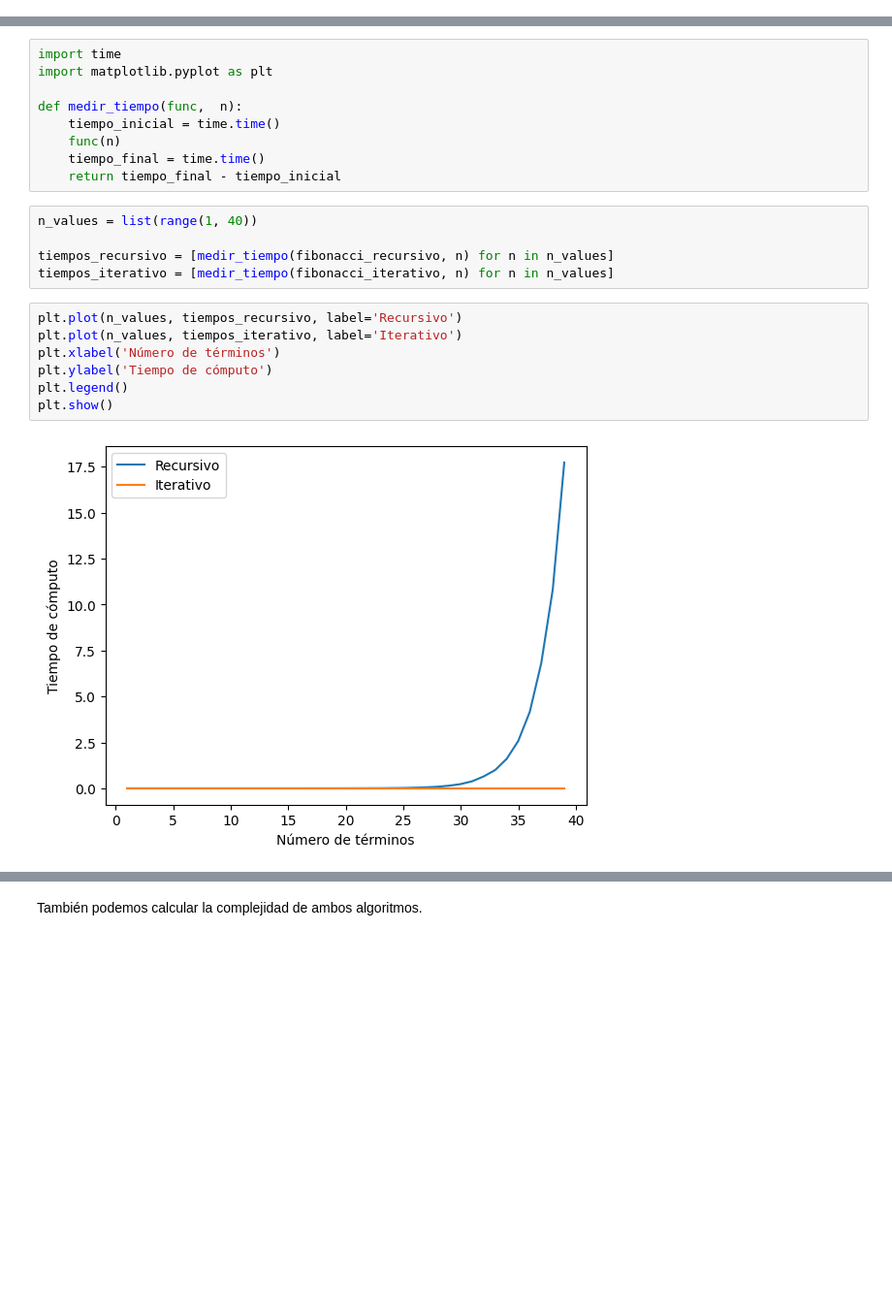
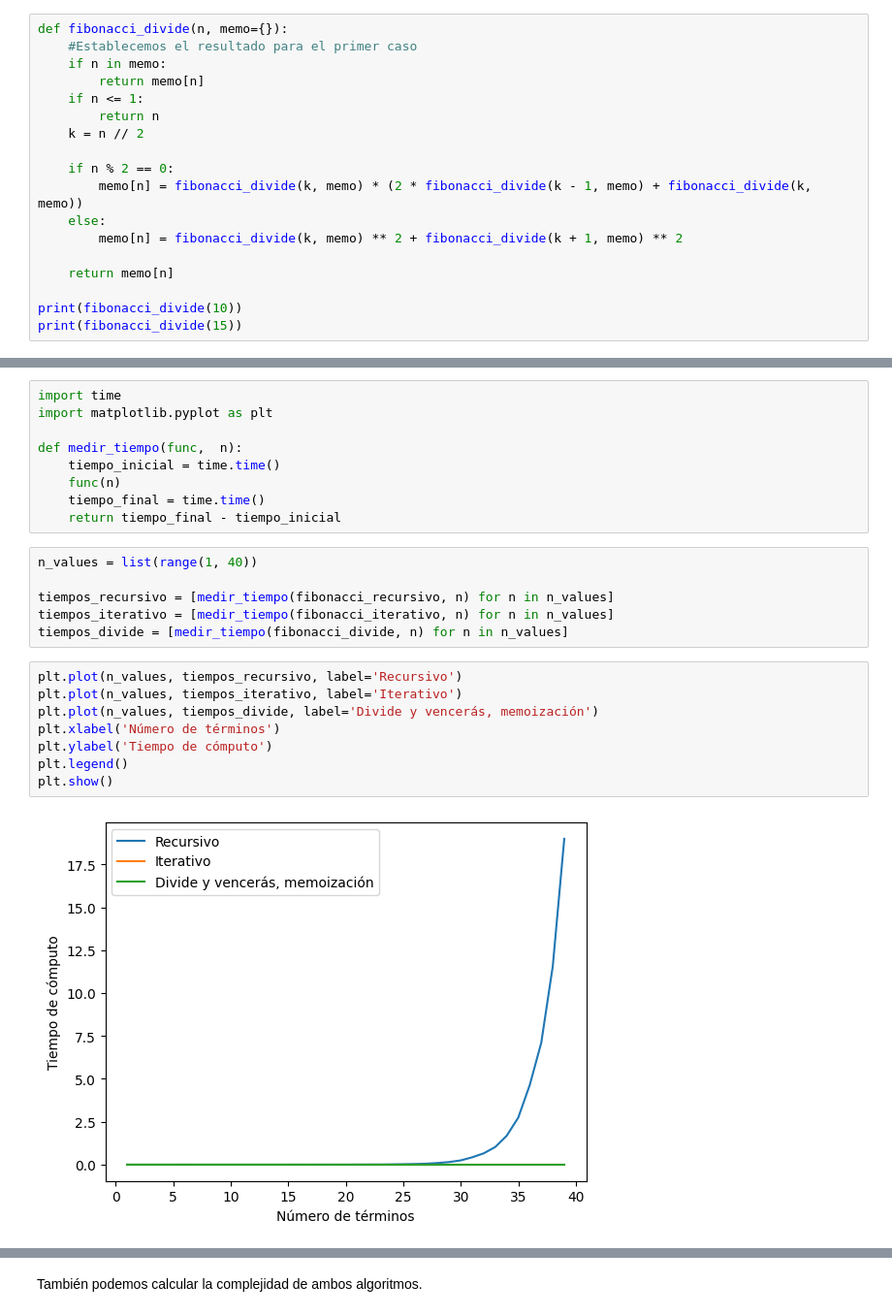
Before and after one commit to Astolfo2332/VIU_act, a Jupyter notebook: optimizacion/Algoritmos_R1.ipynb, the cells around one changed output, grey strips where cells are left out. Shown at 97% size. Cells and saved outputs as stored; diff of their text form; blank space fills up the shorter version.

```diff
--- a/optimizacion/Algoritmos_R1.ipynb
+++ b/optimizacion/Algoritmos_R1.ipynb
@@ -119,0 +135,18 @@ test_fibonacci()
+# %%
+def fibonacci_divide(n, memo={}):
+    #Establecemos el resultado para el primer caso
+    if n in memo:
+        return memo[n]
+    if n <= 1:
+        return n
+    k = n // 2
+
+    if n % 2 == 0:
+        memo[n] = fibonacci_divide(k, memo) * (2 * fibonacci_divide(k - 1, memo) + fibonacci_divide(k, memo))
+    else:
+        memo[n] = fibonacci_divide(k, memo) ** 2 + fibonacci_divide(k + 1, memo) ** 2
+
+    return memo[n]
+
+print(fibonacci_divide(10))
+print(fibonacci_divide(15))
@@ -134,12 +170,14 @@ n_values = list(range(1, 40))
 
 tiempos_recursivo = [medir_tiempo(fibonacci_recursivo, n) for n in n_values]
 tiempos_iterativo = [medir_tiempo(fibonacci_iterativo, n) for n in n_values]
+tiempos_divide = [medir_tiempo(fibonacci_divide, n) for n in n_values]
 # %%
 plt.plot(n_values, tiempos_recursivo, label='Recursivo')
 plt.plot(n_values, tiempos_iterativo, label='Iterativo')
+plt.plot(n_values, tiempos_divide, label='Divide y vencerás, memoización')
 plt.xlabel('Número de términos')
 plt.ylabel('Tiempo de cómputo')
 plt.legend()
 plt.show()
 # %% [output]
-[figure, old version]
+[figure, new version]
```
Also changed, not shown: parts of 7 cells of this notebook, 2 other files.
